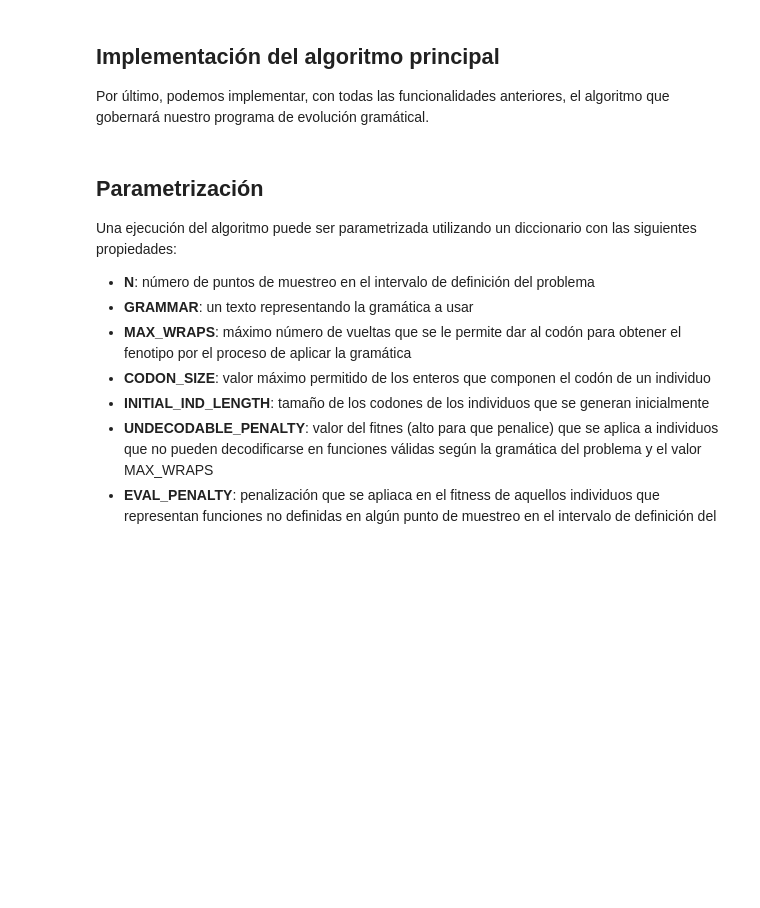
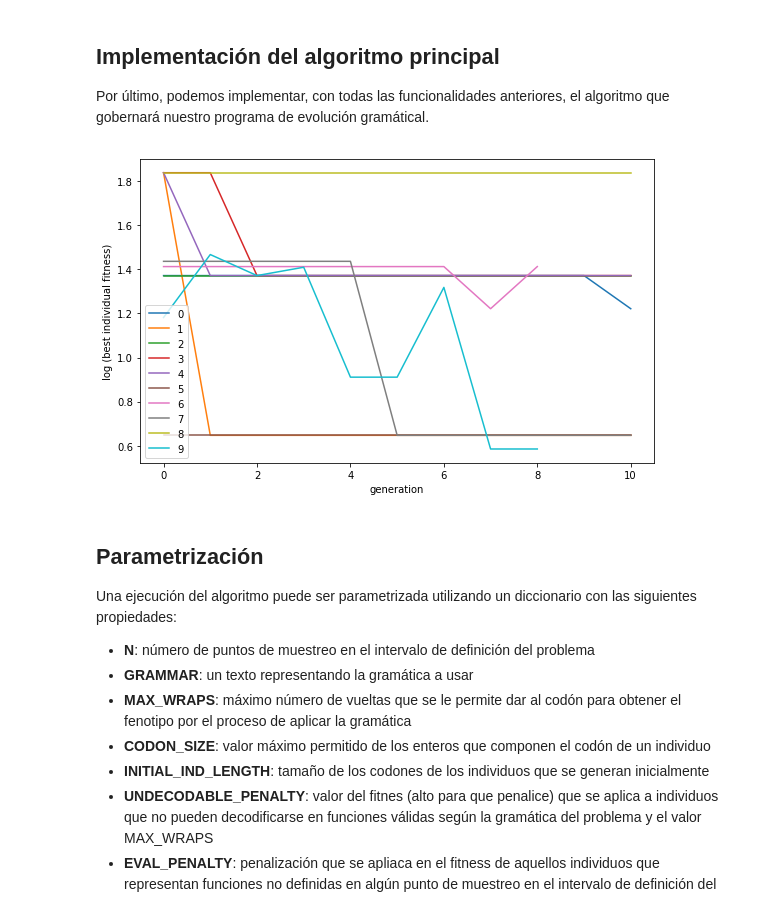
Before and after one commit to amanas/ce, a Jupyter notebook: p3/p3.ipynb, the cells around one changed output. Saved outputs shown, nothing was run; the diff lists cells and outputs as text; code cells hidden in the pictures; blank space fills up the shorter version.

```diff
--- a/p3/p3.ipynb
+++ b/p3/p3.ipynb
@@ -308,6 +302,8 @@ def generational_replacement(new_pop, pop, GENERATION_SIZE,
 
 Por último, podemos implementar, con todas las funcionalidades anteriores, el algoritmo que gobernará nuestro programa de evolución gramátical.
 # %%
+import functools
+
 def live(f, D, config):
     """Ejecuta el programa de evolución gramatical
     Args:
@@ -341,7 +337,7 @@ def live(f, D, config):
     G = Grammar(GRAMMAR, MAX_WRAPS)
 
     # y la función fitness
-    def fitness_F(fen):
+    def fitnessF(fen):
         return F(f, fen, D, N=N, U=U, K_0=K_0, K_1=K_1,
                  EVAL_PENALTY=EVAL_PENALTY)
 
@@ -349,64 +345,64 @@ def live(f, D, config):
     population = []
     while len(population) < POPULATION_SIZE:
         ind = Individual(CODON_SIZE,LENGTH=INITIAL_IND_LENGTH)
-        if ind.generate(G)[0] is not None:
+        ind.evaluate(G, fitnessF,
+                     UNDECODABLE_PENALTY=UNDECODABLE_PENALTY)
+        if ind.phenotype is not None:
             population.append(ind)
 
-    # Evaluamos la población inicial
-    for ind in population:
-        ind.evaluate(G, fitness_F,
-                     UNDECODABLE_PENALTY=UNDECODABLE_PENALTY)
-
-    best = sorted(population)[0].copy(G,fitness_F)
+    population.sort()
+    best = copy.deepcopy(population[0])
     history = [best]
 
     generation = 0
     while generation < MAX_GENERATIONS and not best.hitting:
 
-        population = [ind.copy(G,fitness_F) for ind in population]
+        pre_pop = [copy.deepcopy(i) for i in population]
 
         # Seleccionamos los padres
         parents = tournament_selection(
             population, GENERATION_SIZE,
             TOURNAMENT_SIZE=TOURNAMENT_SIZE)
 
         # Cruzamos los padres -> nueva población
-        new_population = []
-        while len(new_population) < GENERATION_SIZE:
+        new_pop = []
+        while len(new_pop) < GENERATION_SIZE:
             A, B = random.sample(parents, 2)
             C_1, C_2 = onepoint_crossover(A, B,
                 CROSSOVER_PROBABILITY=CROSSOVER_PROBABILITY,
                 WITHIN_USED=WITHIN_USED)
             # Solo admitimos si algun individuo es válido
-            C_1.evaluate(G, fitness_F,
+            C_1.evaluate(G, fitnessF,
                          UNDECODABLE_PENALTY=UNDECODABLE_PENALTY)
             if C_1.phenotype is not None:
-                new_population.extend([C_1])
-            C_2.evaluate(G, fitness_F,
+                new_pop.extend([C_1])
+            C_2.evaluate(G, fitnessF,
                          UNDECODABLE_PENALTY=UNDECODABLE_PENALTY)
             if C_2.phenotype is not None:
-                new_population.extend([C_2])
+                new_pop.extend([C_2])
 
 
         # Mutamos la nueva población
-        for ind in new_population:
-            mutate(ind, G,
+        for ind in new_pop:
+            mutate(ind, G, fitnessF,
+                   UNDECODABLE_PENALTY=UNDECODABLE_PENALTY,
                    MUTATION_PROBABILITY=MUTATION_PROBABILITY)
-            ind.evaluate(G, fitness_F,
-                         UNDECODABLE_PENALTY=UNDECODABLE_PENALTY)
 
         # Procedemos al reemplazo generacional
         population = generational_replacement(
-            new_population,
-            population,
+            new_pop,
+            pre_pop,
             GENERATION_SIZE=GENERATION_SIZE,
             ELITE_SIZE=ELITE_SIZE)
 
-        best = sorted(population)[0].copy(G,fitness_F)
+        population.sort()
+        best = copy.deepcopy(population[0])
         history.append(best)
         generation += 1
 
     return history
+# %% [output]
+[figure, added]
 # %% [markdown]
 ## Parametrización
 
```
Also changed, not shown: parts of 10 cells of this notebook, 1 other file.
